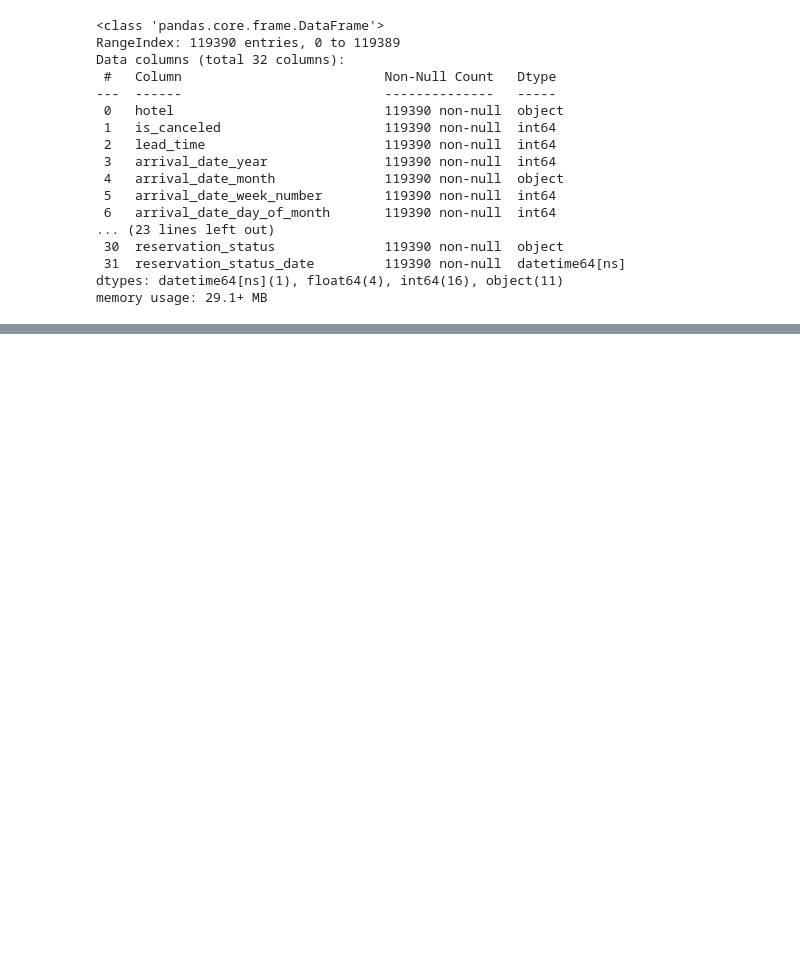
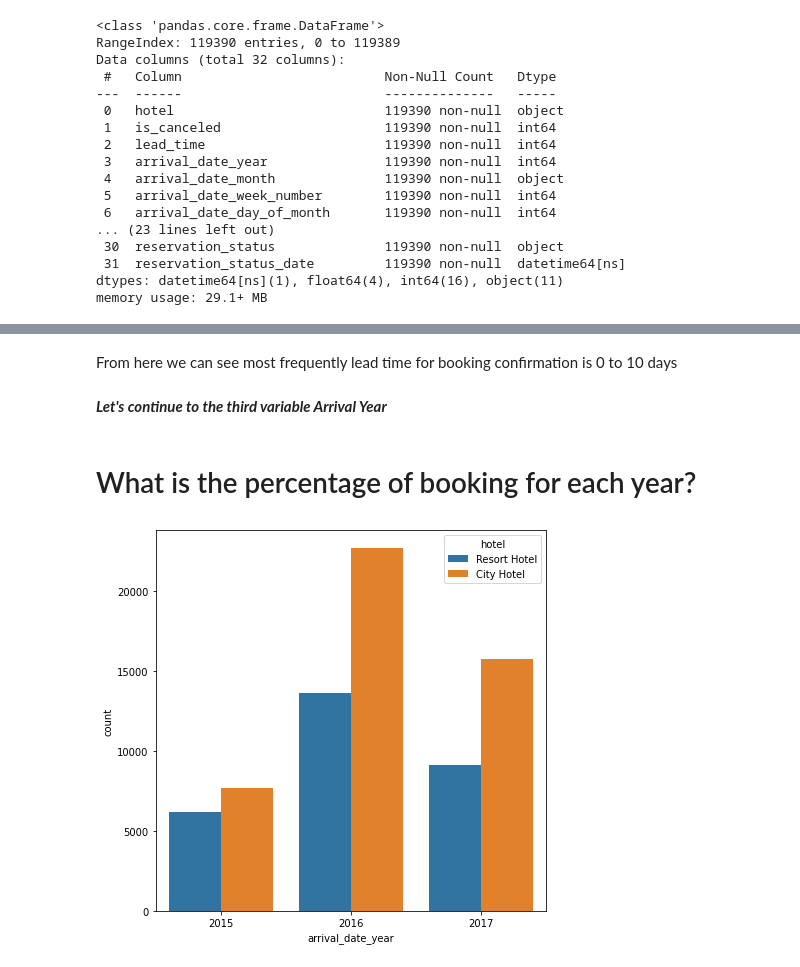
Before and after one commit to Aakash1095/EDA_project, a Jupyter notebook: EDA_Hotel_Booking_Analysis.ipynb, the cells around one changed output, grey strips where cells are left out. Saved outputs shown, nothing was run; the diff lists cells and outputs as text; code cells hidden in the pictures; blank space fills up the shorter version.

```diff
--- a/EDA_Hotel_Booking_Analysis.ipynb
+++ b/EDA_Hotel_Booking_Analysis.ipynb
@@ -260,0 +340,2 @@ memory usage: 29.1+ MB
+# %%
+df_not_canceled = hotel_df[hotel_df['is_canceled'] == 0]
@@ -260,0 +350,6 @@ memory usage: 29.1+ MB
+# %% [markdown]
+From here we can see most frequently lead time for booking confirmation is 0 to 10 days
+# %% [markdown]
+***Let's continue to the third variable Arrival Year***
+# %% [markdown]
+# What is the percentage of booking for each year?
@@ -260,0 +358,7 @@ memory usage: 29.1+ MB
+# %%
+rcParams['figure.figsize'] = 7,7
+total_records = len(df_not_canceled)
+sns.countplot(x='arrival_date_year', hue='hotel', data=df_not_canceled)
+plt.show()
+# %% [output]
+[figure, added]
```
Also changed, not shown: parts of 24 cells of this notebook.
